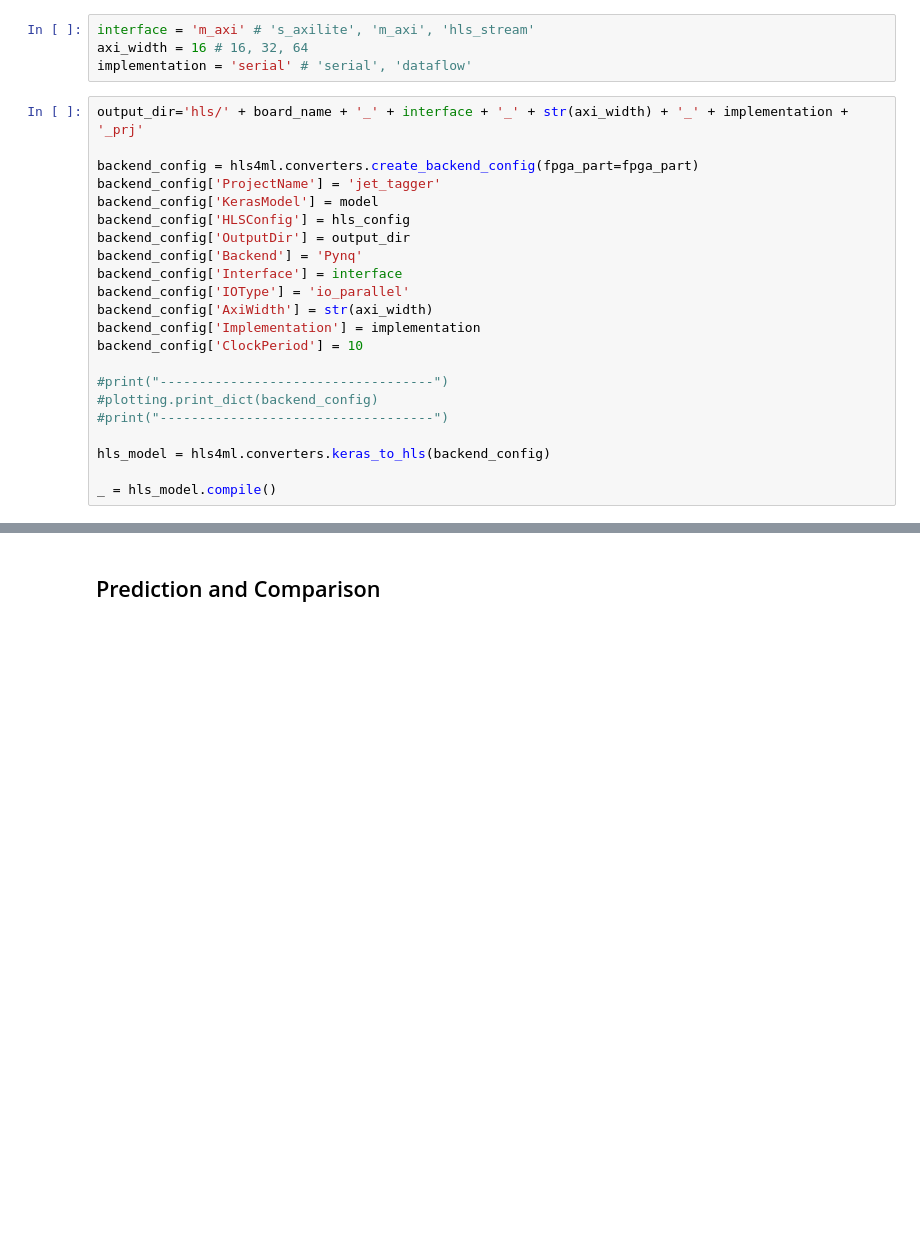
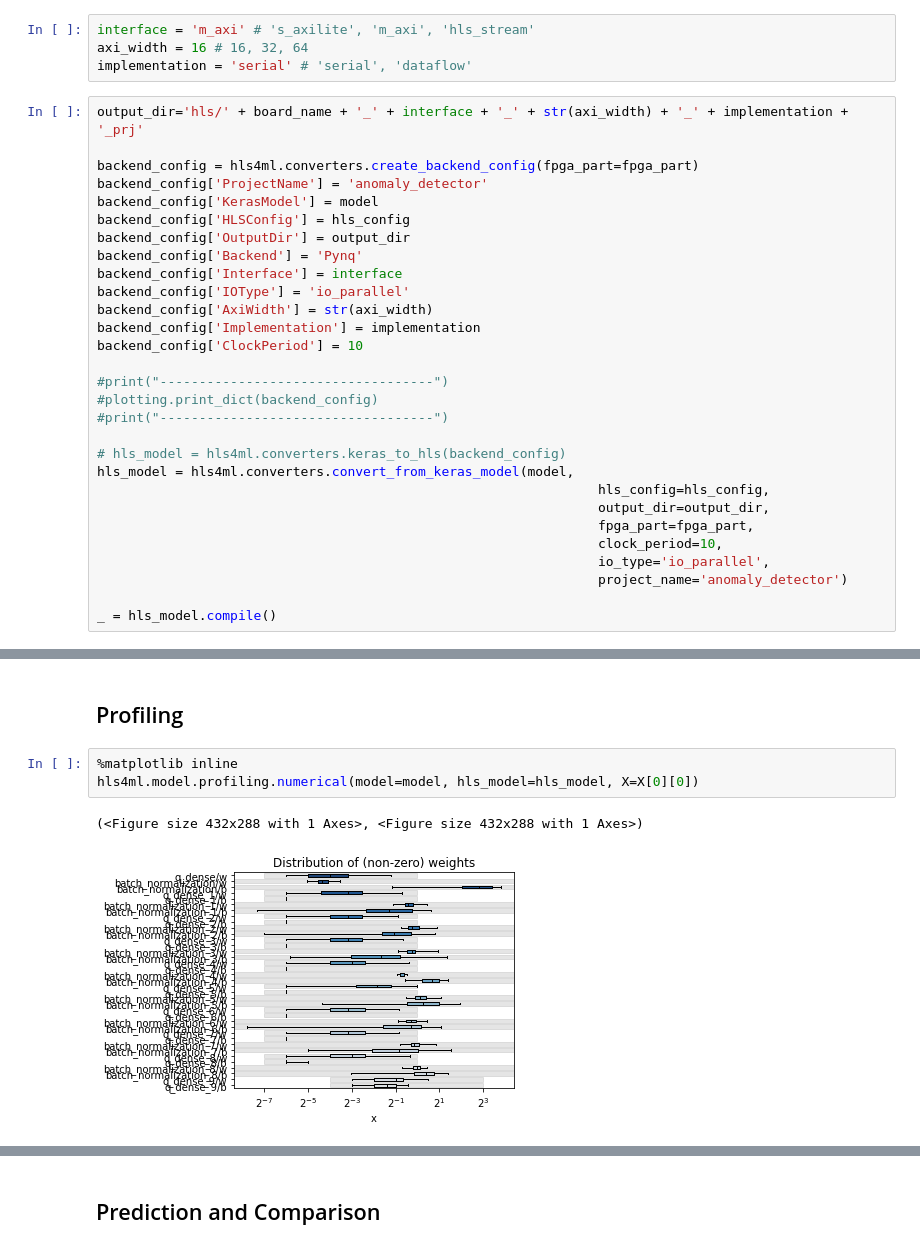
Before and after one commit to jmduarte/hls4ml-tutorial, a Jupyter notebook: deploy/vivado_flow/vivado_flow.ipynb, the cells around one changed output, grey strips where cells are left out. Drawn from its saved outputs; the diff is of its cells as text; blank space fills up the shorter version.

```diff
--- a/deploy/vivado_flow/vivado_flow.ipynb
+++ b/deploy/vivado_flow/vivado_flow.ipynb
@@ -342,7 +285,7 @@ implementation = 'serial' # 'serial', 'dataflow'
 output_dir='hls/' + board_name + '_' + interface + '_' + str(axi_width) + '_' + implementation + '_prj'
 
 backend_config = hls4ml.converters.create_backend_config(fpga_part=fpga_part)
-backend_config['ProjectName'] = 'jet_tagger'
+backend_config['ProjectName'] = 'anomaly_detector'
 backend_config['KerasModel'] = model
 backend_config['HLSConfig'] = hls_config
 backend_config['OutputDir'] = output_dir
@@ -357,6 +300,13 @@ backend_config['ClockPeriod'] = 10
 #plotting.print_dict(backend_config)
 #print("-----------------------------------")
 
-hls_model = hls4ml.converters.keras_to_hls(backend_config)
+# hls_model = hls4ml.converters.keras_to_hls(backend_config)
+hls_model = hls4ml.converters.convert_from_keras_model(model,
+                                                                hls_config=hls_config,
+                                                                output_dir=output_dir,
+                                                                fpga_part=fpga_part,
+                                                                clock_period=10,
+                                                                io_type='io_parallel',
+                                                                project_name='anomaly_detector')
 
 _ = hls_model.compile()
@@ -382,0 +329,8 @@ Stamp:               C6Ef8dd4
+# %% [markdown]
+## Profiling
+# %%
+%matplotlib inline
+hls4ml.model.profiling.numerical(model=model, hls_model=hls_model, X=X[0][0])
+# %% [output]
+(<Figure size 432x288 with 1 Axes>, <Figure size 432x288 with 1 Axes>)
+[figure, added]
```
Also changed, not shown: parts of 19 cells of this notebook, 2 other files.
